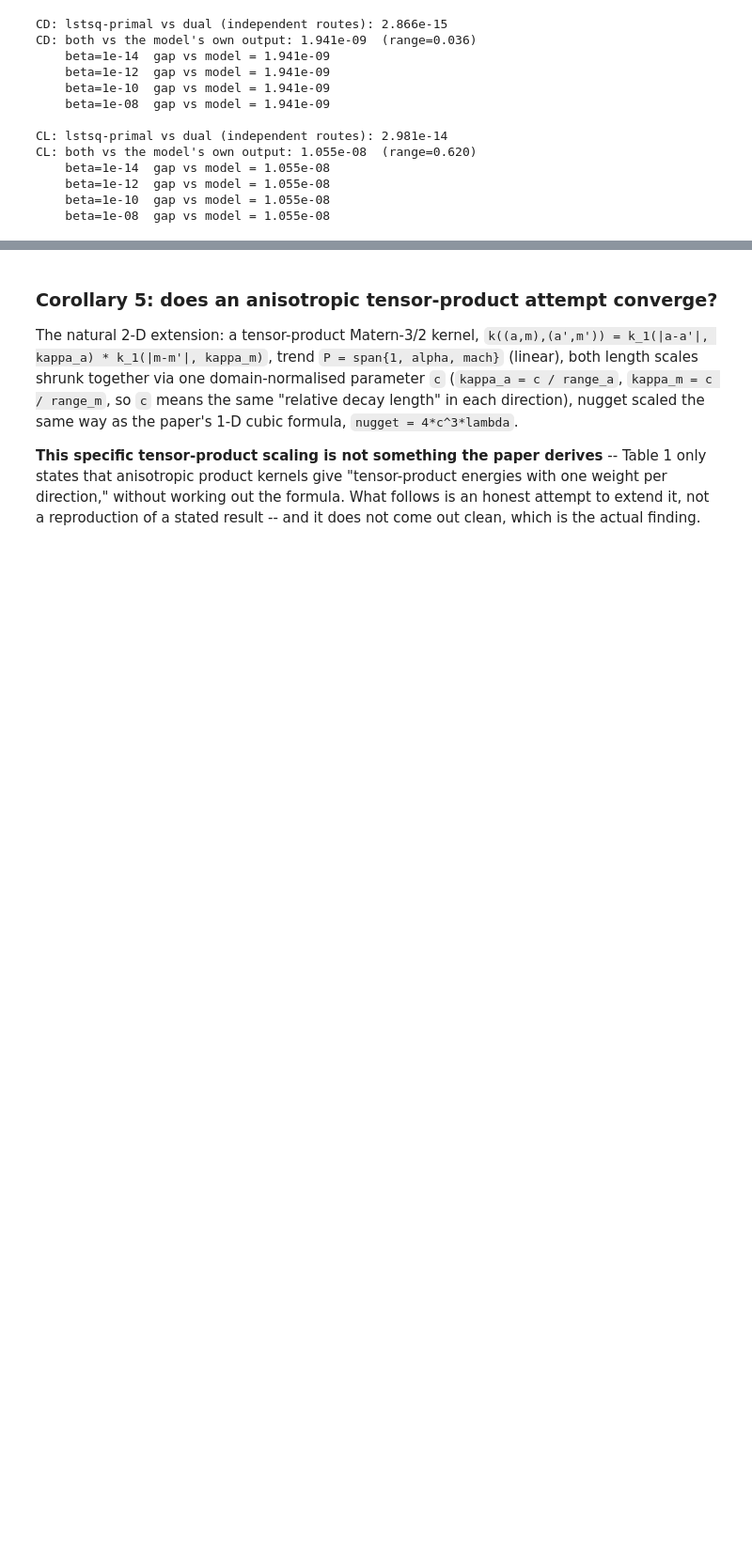
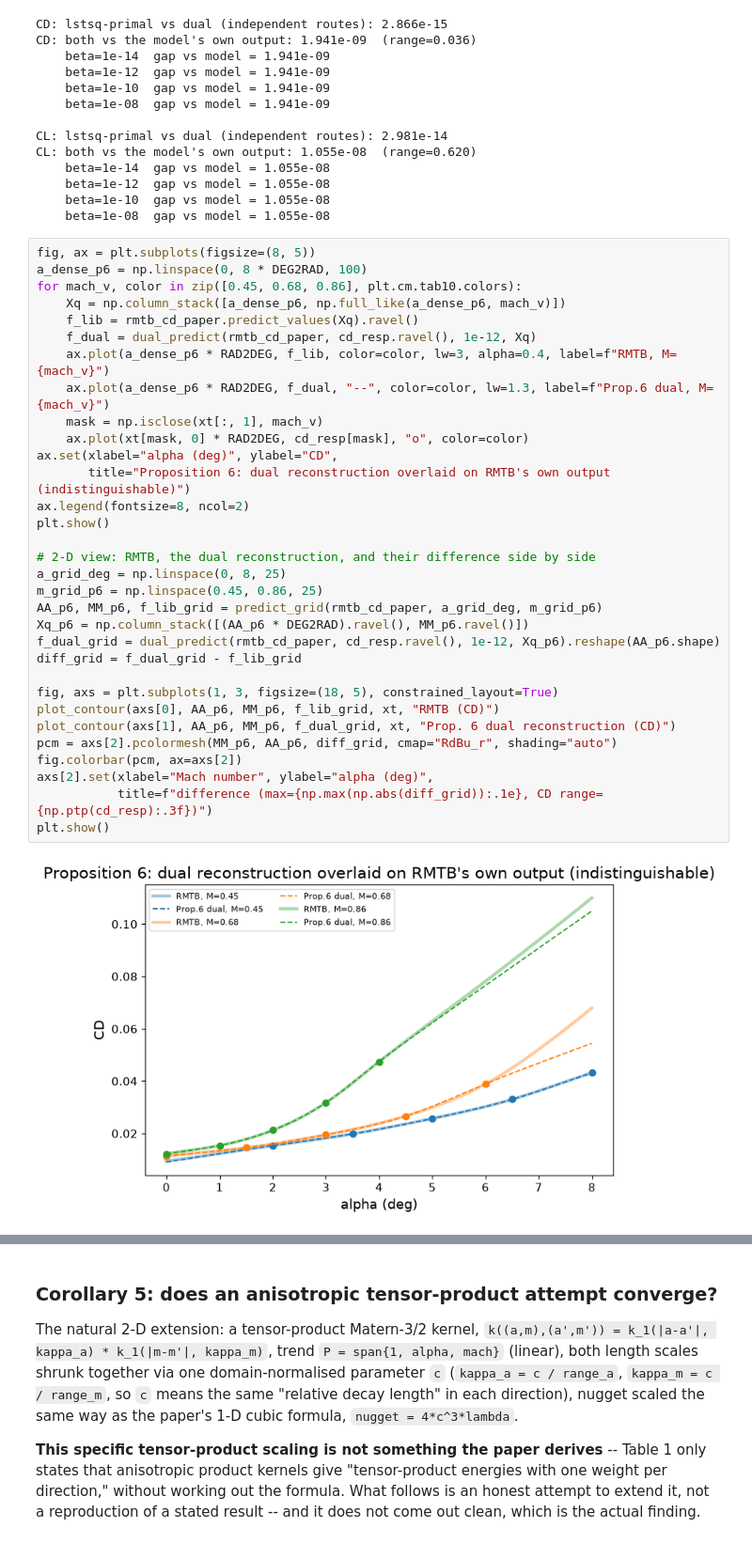
Before and after one commit to nomad-vagabond/krig-splines, a Jupyter notebook: notebooks/test_RMTS_KRG.ipynb, the cells around one changed output, grey strips where cells are left out. Shown at 94% size. Drawn from its saved outputs; the diff is of its cells as text; blank space fills up the shorter version.

Commit message:
Add some plots

```diff
--- a/notebooks/test_RMTS_KRG.ipynb
+++ b/notebooks/test_RMTS_KRG.ipynb
@@ -626,3 +626,37 @@ CL: both vs the model's own output: 1.055e-08  (range=0.620)
     beta=1e-12  gap vs model = 1.055e-08
     beta=1e-10  gap vs model = 1.055e-08
     beta=1e-08  gap vs model = 1.055e-08
+# %%
+fig, ax = plt.subplots(figsize=(8, 5))
+a_dense_p6 = np.linspace(0, 8 * DEG2RAD, 100)
+for mach_v, color in zip([0.45, 0.68, 0.86], plt.cm.tab10.colors):
+    Xq = np.column_stack([a_dense_p6, np.full_like(a_dense_p6, mach_v)])
+    f_lib = rmtb_cd_paper.predict_values(Xq).ravel()
+    f_dual = dual_predict(rmtb_cd_paper, cd_resp.ravel(), 1e-12, Xq)
+    ax.plot(a_dense_p6 * RAD2DEG, f_lib, color=color, lw=3, alpha=0.4, label=f"RMTB, M={mach_v}")
+    ax.plot(a_dense_p6 * RAD2DEG, f_dual, "--", color=color, lw=1.3, label=f"Prop.6 dual, M={mach_v}")
+    mask = np.isclose(xt[:, 1], mach_v)
+    ax.plot(xt[mask, 0] * RAD2DEG, cd_resp[mask], "o", color=color)
+ax.set(xlabel="alpha (deg)", ylabel="CD",
+       title="Proposition 6: dual reconstruction overlaid on RMTB's own output (indistinguishable)")
+ax.legend(fontsize=8, ncol=2)
+plt.show()
+
+# 2-D view: RMTB, the dual reconstruction, and their difference side by side
+a_grid_deg = np.linspace(0, 8, 25)
+m_grid_p6 = np.linspace(0.45, 0.86, 25)
+AA_p6, MM_p6, f_lib_grid = predict_grid(rmtb_cd_paper, a_grid_deg, m_grid_p6)
+Xq_p6 = np.column_stack([(AA_p6 * DEG2RAD).ravel(), MM_p6.ravel()])
+f_dual_grid = dual_predict(rmtb_cd_paper, cd_resp.ravel(), 1e-12, Xq_p6).reshape(AA_p6.shape)
+diff_grid = f_dual_grid - f_lib_grid
+
+fig, axs = plt.subplots(1, 3, figsize=(18, 5), constrained_layout=True)
+plot_contour(axs[0], AA_p6, MM_p6, f_lib_grid, xt, "RMTB (CD)")
+plot_contour(axs[1], AA_p6, MM_p6, f_dual_grid, xt, "Prop. 6 dual reconstruction (CD)")
+pcm = axs[2].pcolormesh(MM_p6, AA_p6, diff_grid, cmap="RdBu_r", shading="auto")
+fig.colorbar(pcm, ax=axs[2])
+axs[2].set(xlabel="Mach number", ylabel="alpha (deg)",
+           title=f"difference (max={np.max(np.abs(diff_grid)):.1e}, CD range={np.ptp(cd_resp):.3f})")
+plt.show()
+# %% [output]
+[figure, added]
```
Also changed, not shown: parts of 9 cells of this notebook.
